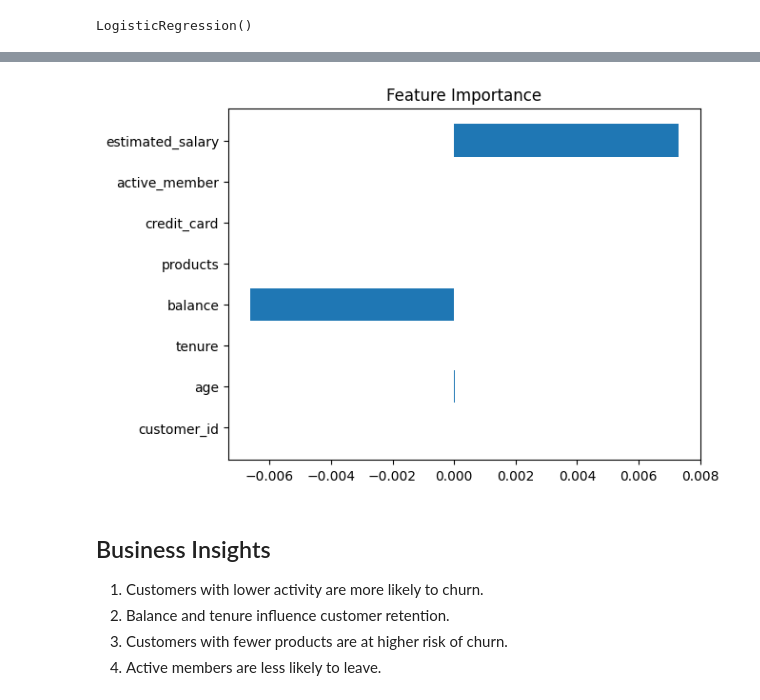
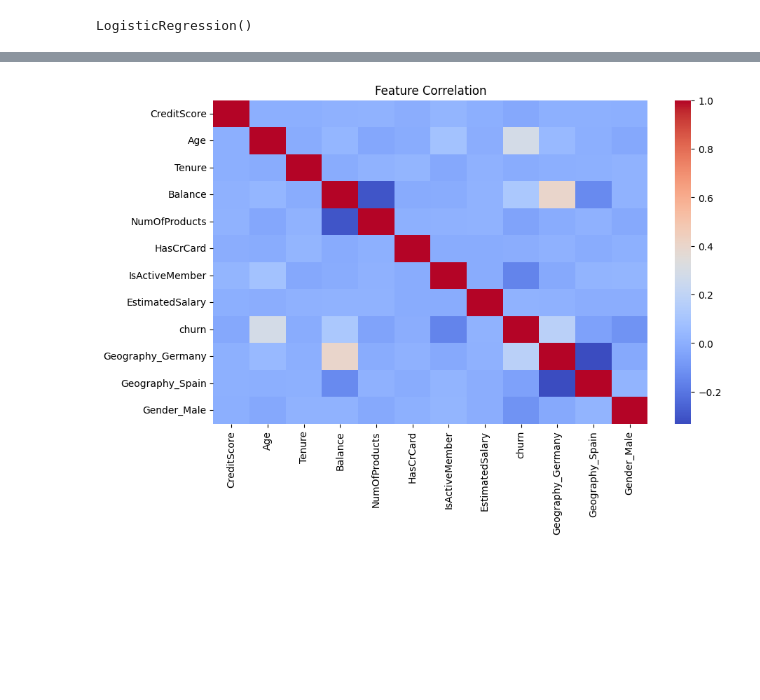
Before and after one commit to Yaswanth-23/customer-churn-prediction, a Jupyter notebook: notebooks/churn_analysis.ipynb, the cells around one changed output, grey strips where cells are left out. Saved outputs shown, nothing was run; the diff lists cells and outputs as text; code cells hidden in the pictures; blank space fills up the shorter version.

Commit message:
Added visual analysis charts

```diff
--- a/notebooks/churn_analysis.ipynb
+++ b/notebooks/churn_analysis.ipynb
@@ -16 +17,7 @@ data.head()
+# %%
+data.rename(columns={"Exited": "churn"}, inplace=True)
+# %%
+data.drop(["RowNumber", "CustomerId", "Surname"], axis=1, inplace=True)
+# %%
+data = pd.get_dummies(data, drop_first=True)
 # %%
@@ -122,14 +104,10 @@ estimated_salary : 0.007309578176515173
 # %%
-plt.barh(features, importance)
-plt.title("Feature Importance")
-plt.savefig("../visuals/feature_importance.png")
+plt.figure(figsize=(10,6))
+sns.heatmap(data.corr(), cmap='coolwarm')
+
+plt.title("Feature Correlation")
+
+plt.savefig("../visuals/correlation_heatmap.png")
 plt.show()
 # %% [output]
-[figure, old version]
+[figure, new version]
-# %% [markdown]
-## Business Insights
-
-1. Customers with lower activity are more likely to churn.
-2. Balance and tenure influence customer retention.
-3. Customers with fewer products are at higher risk of churn.
-4. Active members are less likely to leave.
```
Also changed, not shown: parts of 16 cells of this notebook, 7 other files.
